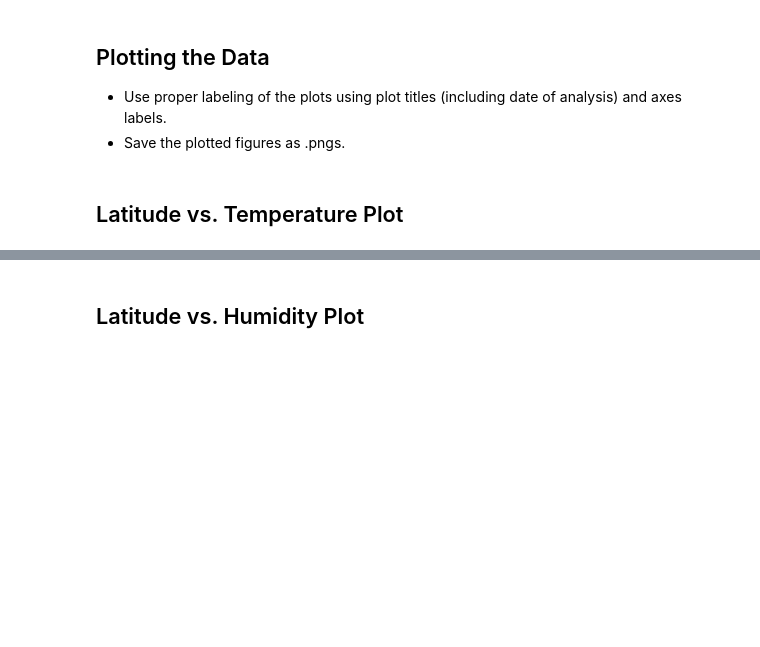
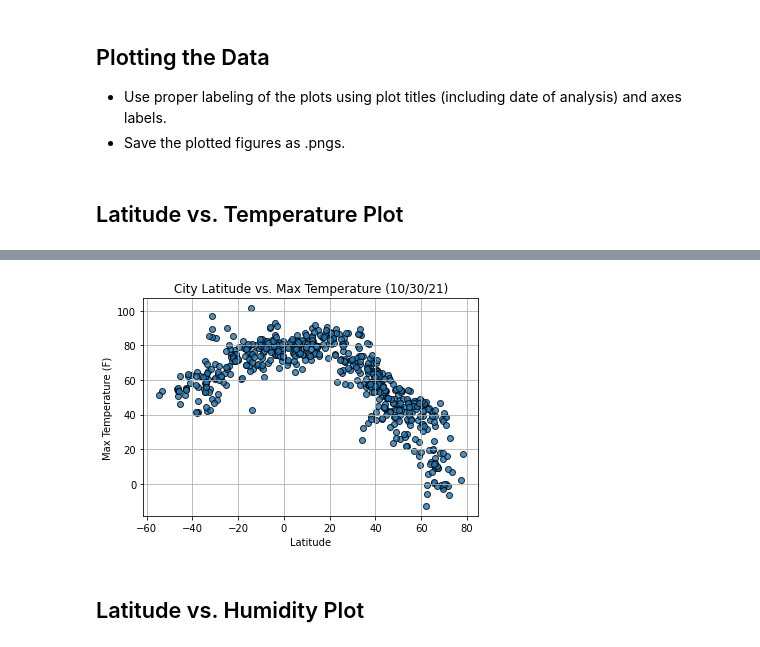
Before and after one commit to Andunguh/python-api-challenge, a Jupyter notebook: WeatherPy.ipynb, the cells around one changed output, grey strips where cells are left out. Cells and saved outputs as stored; diff of their text form; code cells hidden in the pictures; blank space fills up the shorter version.

```diff
--- a/WeatherPy.ipynb
+++ b/WeatherPy.ipynb
@@ -155,3 +187,14 @@ Int64Index([], dtype='int64')
+# %%
+# Extract relevant fields from the data frame
+
+Lat = clean_cityDataDF["Lat"]
+Max_temps = clean_cityDataDF["Max Temp"]
+Humidity = clean_cityDataDF["Humidity"]
+Cloudiness = clean_cityDataDF["Cloudiness"]
+Wind_Speed = clean_cityDataDF["Wind Speed"]
+
+# Export the city data into a csv
+clean_cityDataDF.to_csv(output_data_file, index_label="City_ID")
 # %% [markdown]
 ## Plotting the Data
 * Use proper labeling of the plots using plot titles (including date of analysis) and axes labels.
@@ -164,2 +204,18 @@ Int64Index([], dtype='int64')
+# %%
+# create scatter plot of city latitude vs Max Temperature
+
+plt.scatter(Lat, Max_temps, edgecolors="black", linewidths=1, marker="o", alpha=0.8, label="Cities")
+
+# scatter plot labels
+
+plt.xlabel("Latitude")
+plt.ylabel("Max Temperature (F)")
+plt.title("City Latitude vs. Max Temperature (%s)" % time.strftime("%x"))
+plt.grid(True)
+plt.savefig("Output_data/Fig1.png")
+# show plot
+plt.show()
+# %% [output]
+[figure, added]
 # %% [markdown]
 ## Latitude vs. Humidity Plot
```
Also changed, not shown: parts of 41 cells of this notebook, 5 other files.
